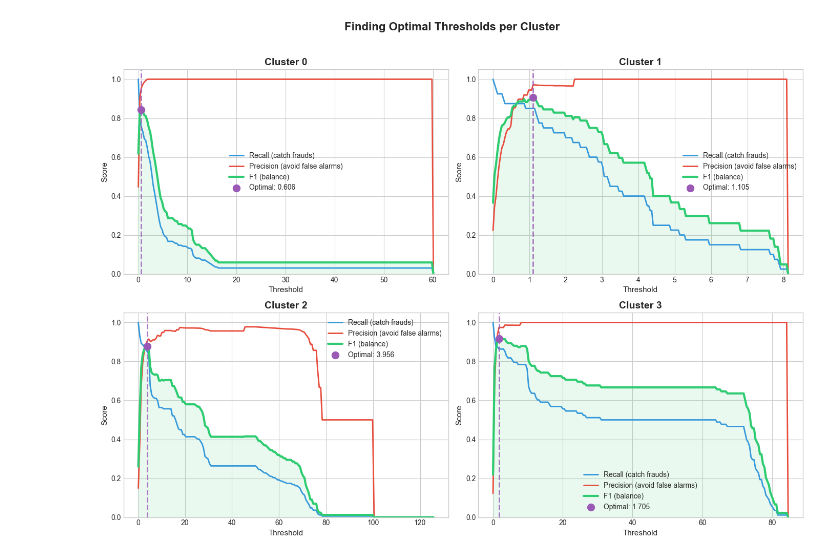
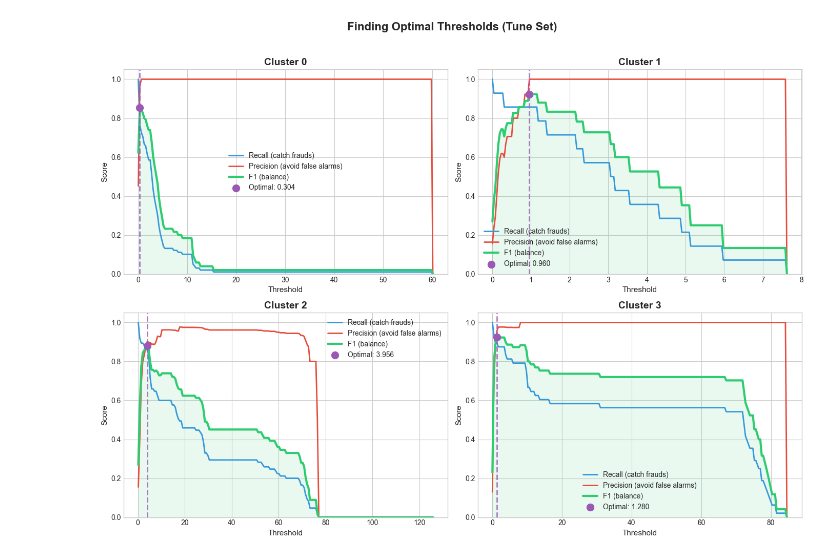
Before and after one commit to sunnakaradottir/data_science, a Jupyter notebook: notebooks/eval_threshold.ipynb, the cells around one changed output. Cells and saved outputs as stored; diff of their text form; code cells hidden in the pictures.

Commit message:
add threshold tuning and AutoEncoder.from_pretrained()

```diff
--- a/notebooks/eval_threshold.ipynb
+++ b/notebooks/eval_threshold.ipynb
@@ -38,27 +58,25 @@ Compute reconstruction errors for all clusters
 def compute_reconstruction_errors(model, X):
     """Compute reconstruction error for each sample."""
     X_tensor = torch.tensor(X, dtype=torch.float32)
-
     with torch.no_grad():
         output = model(X_tensor)
         reconstructed = output['x_hat']
         errors = F.mse_loss(reconstructed, X_tensor, reduction='none').mean(dim=1)
-
     return errors.cpu().numpy()
 
 
-# Compute errors for each cluster
-cluster_data = {}
+# Compute errors for TUNE set (used to find thresholds)
+cluster_data_tune = {}
 
 for cluster_id in range(4):
-    mask = (cluster_labels == cluster_id)
-    X_cluster = X_scaled[mask]
-    y_cluster = y[mask]
+    mask = (cluster_labels_tune == cluster_id)
+    X_cluster = X_tune_scaled[mask]
+    y_cluster = y_tune[mask]
 
     model = AutoEncoder.from_pretrained(cluster_id, models_dir='../models')
     errors = compute_reconstruction_errors(model, X_cluster)
 
-    cluster_data[cluster_id] = {
+    cluster_data_tune[cluster_id] = {
         'errors': errors,
         'labels': y_cluster,
         'mask': mask
@@ -113,12 +136,14 @@ def find_optimal_threshold(errors, y_true, n_thresholds=200):
 
     return best_threshold, best_f1, pd.DataFrame(all_results)
 
+
+# Find optimal threshold for each cluster using TUNE set
 optimal_thresholds = []
 threshold_results = {}
 
 for cluster_id in range(4):
-    errors = cluster_data[cluster_id]['errors']
-    labels = cluster_data[cluster_id]['labels']
+    errors = cluster_data_tune[cluster_id]['errors']
+    labels = cluster_data_tune[cluster_id]['labels']
 
     best_thresh, best_f1, results_df = find_optimal_threshold(errors, labels)
 
@@ -127,5 +152,5 @@ for cluster_id in range(4):
 
     print(f"Cluster {cluster_id}: threshold = {best_thresh:.4f}, F1 = {best_f1:.4f}")
 
-print(f"\nOptimal thresholds: {optimal_thresholds}")
+print(f"\nOptimal thresholds: {[round(t, 4) for t in optimal_thresholds]}")
 # %% [output]
@@ -140,34 +169,29 @@ Visualize
 # %%
 plt.style.use('seaborn-v0_8-whitegrid')
 
 fig, axes = plt.subplots(2, 2, figsize=(14, 10))
 colors = {'recall': '#3498db', 'precision': '#e74c3c', 'f1': '#2ecc71', 'optimal': '#9b59b6'}
 
 for cluster_id, ax in enumerate(axes.flatten()):
     results_df = threshold_results[cluster_id]
 
-    ax.plot(results_df['threshold'], results_df['recall'],
-            label='Recall (catch frauds)', color=colors['recall'], linewidth=2)
-    ax.plot(results_df['threshold'], results_df['precision'],
-            label='Precision (avoid false alarms)', color=colors['precision'], linewidth=2)
-    ax.plot(results_df['threshold'], results_df['f1'],
-            label='F1 (balance)', color=colors['f1'], linewidth=3)
+    ax.plot(results_df['threshold'], results_df['recall'], label='Recall (catch frauds)', color=colors['recall'], linewidth=2)
+    ax.plot(results_df['threshold'], results_df['precision'], label='Precision (avoid false alarms)', color=colors['precision'], linewidth=2)
+    ax.plot(results_df['threshold'], results_df['f1'], label='F1 (balance)', color=colors['f1'], linewidth=3)
 
     best_thresh = optimal_thresholds[cluster_id]
     best_f1 = results_df.loc[results_df['f1'].idxmax(), 'f1']
     ax.axvline(best_thresh, color=colors['optimal'], linestyle='--', linewidth=2, alpha=0.8)
-    ax.scatter([best_thresh], [best_f1], color=colors['optimal'], s=100, zorder=5,
-                label=f'Optimal: {best_thresh:.3f}')
-
+    ax.scatter([best_thresh], [best_f1], color=colors['optimal'], s=100, zorder=5,label=f'Optimal: {best_thresh:.3f}')
     ax.set_title(f'Cluster {cluster_id}', fontsize=14, fontweight='bold')
     ax.set_xlabel('Threshold', fontsize=11)
     ax.set_ylabel('Score', fontsize=11)
     ax.set_ylim([0, 1.05])
     ax.legend(loc='best', framealpha=0.9)
     ax.fill_between(results_df['threshold'], results_df['f1'], alpha=0.1, color=colors['f1'])
 
-plt.suptitle('Finding Optimal Thresholds per Cluster', fontsize=16, fontweight='bold', y=1.02)
+plt.suptitle('Finding Optimal Thresholds (Tune Set)', fontsize=16, fontweight='bold', y=1.02)
 plt.tight_layout()
 plt.show()
 # %% [output]
-[figure, old version]
+[figure, new version]
```
Also changed, not shown: parts of 24 cells of this notebook, 1 other file.
